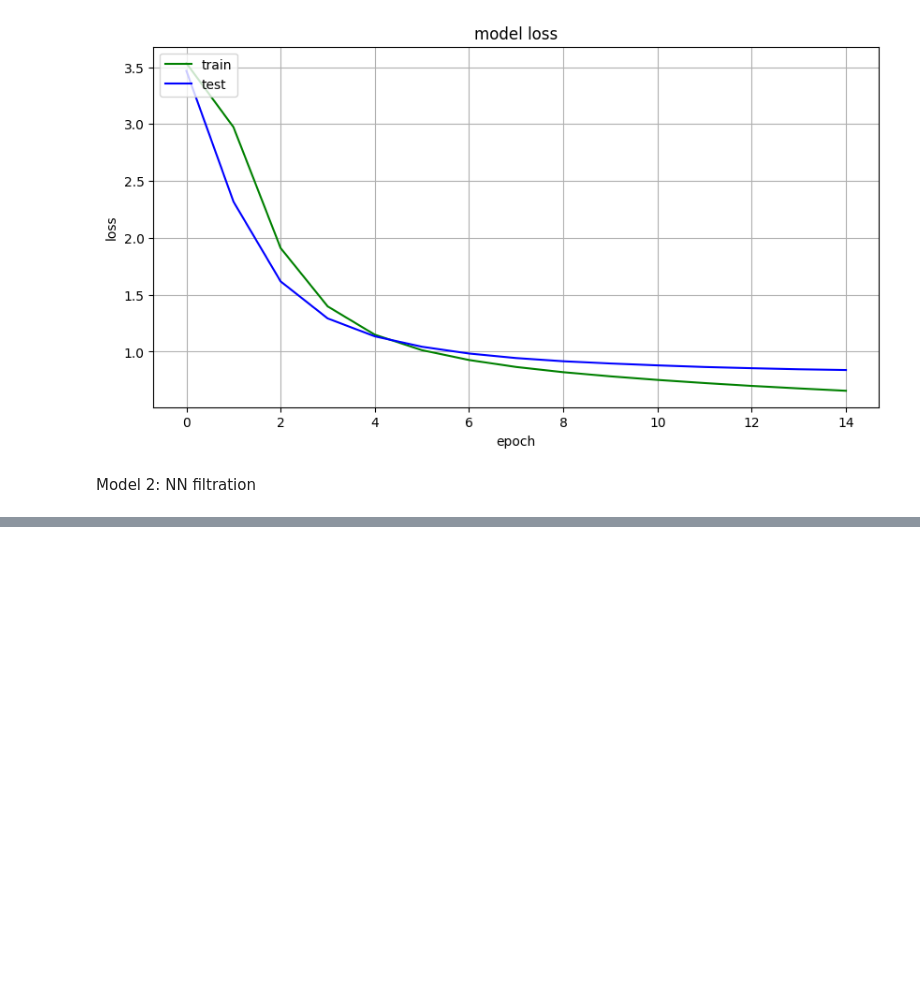
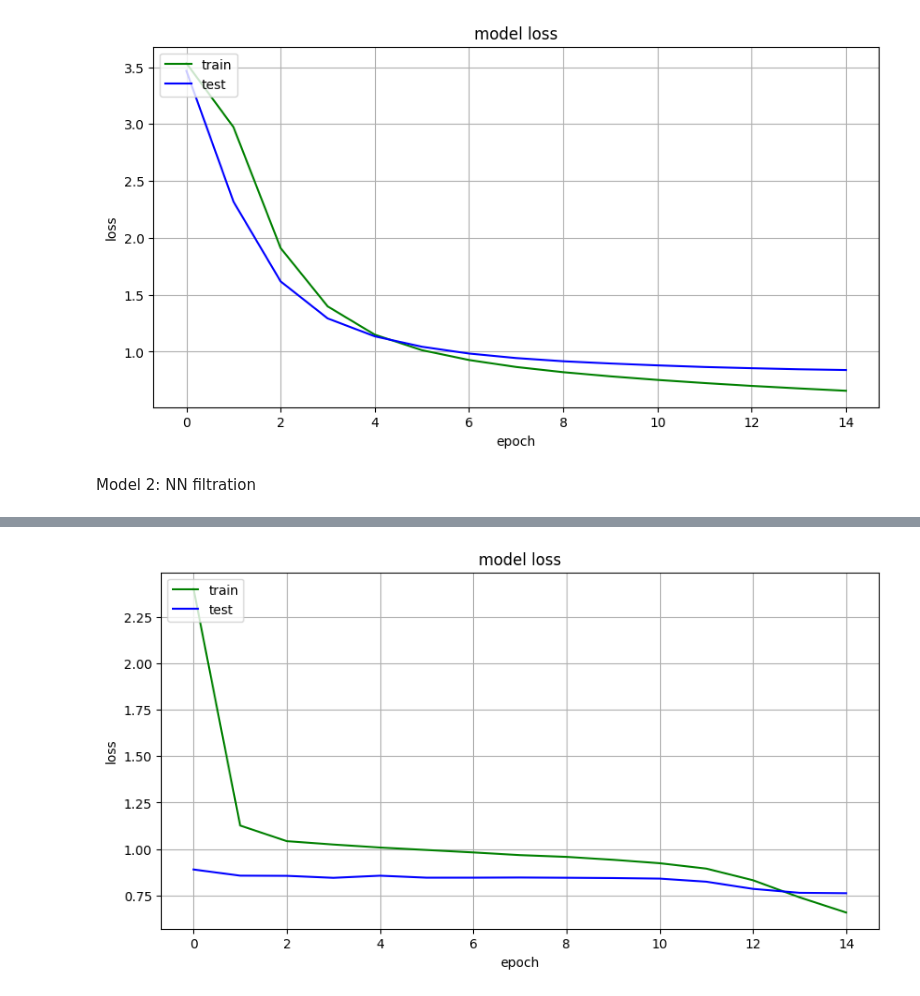
Before and after one commit to 57459N/DataProcesingLabs, a Jupyter notebook: lab5.ipynb, the cells around one changed output, grey strips where cells are left out. Drawn from its saved outputs; the diff is of its cells as text; code cells hidden in the pictures; blank space fills up the shorter version.

```diff
--- a/lab5.ipynb
+++ b/lab5.ipynb
@@ -161,0 +175,28 @@ plot_loss(nn_history)
+# %%
+user_input = Input(shape=(1,), dtype='int64')
+user_embedding = Embedding(n_users, n_latent_factors)(user_input)
+user_vec = Flatten()(user_embedding)
+
+movie_input = Input(shape=(1,), dtype='int64')
+movie_embedding = Embedding(n_movies, n_latent_factors)(movie_input)
+movie_vec = Flatten()(movie_embedding)
+
+user_drop = Dropout(0.9)(user_vec)
+movie_drop = Dropout(0.9)(movie_vec)
+
+emd_sim = Dot(axes=1)([user_vec, movie_vec])
+nn_sim = Dot(axes=1)([user_drop, movie_drop])
+
+concated = Concatenate()([emd_sim, nn_sim])
+dense1 = Dense(200, activation='relu')(concated)
+drop1 = Dropout(0.9)(dense1)
+dense2 = Dense(96, activation='relu')(drop1)
+drop2 = Dropout(0.8)(dense2)
+dense3 = Dense(1, activation='relu')(drop2)
+
+ens_model = Model([user_input, movie_input], dense2)
+ens_model.compile(loss=rmse)
+# %%
+ens_history = ens_model.fit([train.userId, train.movieId], train.rating,
+                          validation_data=([test.userId, test.movieId], test.rating),
+                          batch_size=512, epochs=15, verbose=1)
@@ -161,0 +221,4 @@ plot_loss(nn_history)
+# %%
+plot_loss(ens_history, saving_path='./checkpoints/plots/ensemble_15_loss.png')
+# %% [output]
+[figure, added]
```
Also changed, not shown: parts of 13 cells of this notebook, 5 other files.
